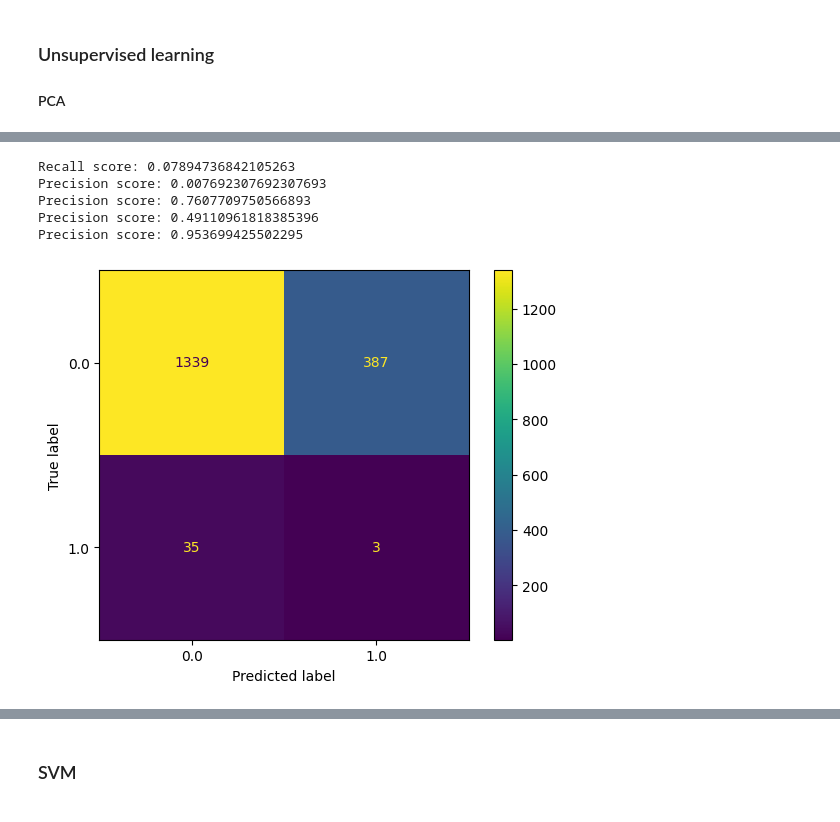
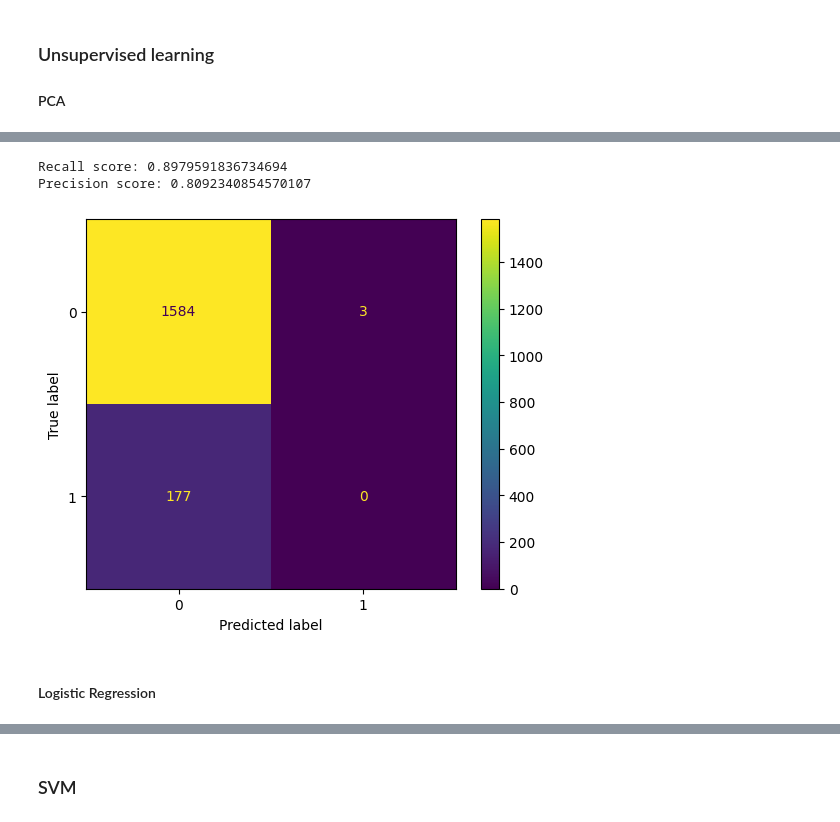
Before and after one commit to Malavita02/TrabalhoSIB, a Jupyter notebook: trabalho_sib.ipynb, the cells around one changed output, grey strips where cells are left out. Saved outputs shown, nothing was run; the diff lists cells and outputs as text; code cells hidden in the pictures.

Commit message:
[add] results

```diff
--- a/trabalho_sib.ipynb
+++ b/trabalho_sib.ipynb
@@ -465,9 +403,9 @@ pheno_test_y = pheno_test_y.map({2: 1, 0: 0, 1: 1})
 # %% [markdown]
 Standardização dos dados de treino
 # %%
-"""from sklearn.preprocessing import StandardScaler
 scaler = StandardScaler()
-readcounts_train_X = scaler.fit_transform(readcounts_train_X)"""
+readcounts_train_X = scaler.fit_transform(readcounts_train_X)
+readcounts_test_X = scaler.transform(readcounts_test_X)
 # %% [markdown]
 Os dados estão desbalanceados por isso aplicamos o SMOTE
 # %%
@@ -610,12 +559,12 @@ readcounts_test = pd.read_csv("test/readcounts_test.csv")
 inds_train = pheno_train.dropna().index
 inds_test = pheno_test.dropna().index
 # data structure organization - train
-pheno_train_y = pheno_train.PrevalentHFAIL[inds_train]
+pheno_train_y = pheno_train_y[inds_train]
 readcounts_train_X = readcounts_train.iloc[:, 1:].T # tranpose dataset for compablility
 readcounts_train_X.columns = list(readcounts_train["Unnamed: 0"]) # renaming columns for acessibility
 readcounts_train_X = readcounts_train_X.iloc[inds_train] # using only rows without nan
 # data structure organization - test
-pheno_test_y = pheno_test.PrevalentHFAIL[inds_test]
+pheno_test_y = pheno_test_y[inds_test]
 readcounts_test_X = readcounts_test.iloc[:, 1:].T # tranpose dataset for compablility
 readcounts_test_X.columns = list(readcounts_test["Unnamed: 0"]) # renaming columns for acessibility
 readcounts_test_X = readcounts_test_X.iloc[inds_test] # using only rows without nan
@@ -667,3 +623,7 @@ Resampled dataset shape Counter({0.0: 3448, 1.0: 3448})
+# %%
+scaler = StandardScaler()
+new_df_train = scaler.fit_transform(new_df_train)
+new_df_test = scaler.transform(new_df_test)
 # %% [markdown]
 ### Unsupervised learning
 #### PCA
@@ -691,0 +649,10 @@ plt.show()
+# %%
+from sklearn.tree import DecisionTreeClassifier
+dt_fusion = DecisionTreeClassifier()
+param_dt = {'criterion': ['gini', 'entropy', 'log_loss'], 'splitter': ['best','random'], 'max_depth':[2,4,6,None], 'min_samples_split' : [1.0,2.0,3.0], 'min_samples_leaf':[0.0,1.0,2.0], 'min_weight_fraction_leaf': [0.0, 0.1,0.2,0.3],
+'max_features': ['auto',None], 'random_state': [0,1,2,3,None], 'max_leaf_nodes': [2,3,4,5,None], 'min_impurity_decrease': [0.0,0.2,0.3], 'class_weight':['balanced', None], 'ccp_alpha': [0.01,0.1,0.001]}
+rand_search = RandomizedSearchCV(dt_fusion, param_distributions=param_dt, n_iter=20, cv = 5, scoring= "recall")
+rand_search =rand_search.fit(new_df_train, pheno_train_y)
+print (rand_search.best_estimator_)
+report(rand_search.cv_results_)
+print(rand_search.score(new_df_test, pheno_test_y))
@@ -692,22 +694,19 @@ plt.show()
 # %%
-logistic = linear_model.LogisticRegression(C=1e5, solver = "liblinear", multi_class = "auto")
-logistic = logistic.fit(new_df_train, pheno_train_y)
-logistic_prev = logistic.predict(new_df_test)
+dt_fusion = rand_search.best_estimator_
+dt_fusion = dt_fusion.fit(new_df_train, pheno_train_y)
+dt_pred_fusion = dt_fusion.predict(new_df_test)
 
-print("Recall score:", recall_score(pheno_test_y, logistic_prev))
-print("Precision score:", precision_score(pheno_test_y, logistic_prev))
-print("Precision score:", precision_score(pheno_test_y, logistic_prev, average = "micro"))
-print("Precision score:", precision_score(pheno_test_y, logistic_prev, average = "macro"))
-print("Precision score:", precision_score(pheno_test_y, logistic_prev, average = "weighted"))
+dt_fusion_recal = recall_score(pheno_test_y, dt_pred_fusion, average= "weighted")
+print("Recall score:", dt_fusion_recal)
+print("Precision score:", precision_score(pheno_test_y, dt_pred_fusion, average= "weighted"))
 
-cm_log = confusion_matrix(pheno_test_y, logistic_prev, labels = logistic.classes_)
-disp_log = ConfusionMatrixDisplay(confusion_matrix=cm_log, display_labels = logistic.classes_)
+cm_log = confusion_matrix(pheno_test_y, dt_pred_fusion, labels = dt_fusion.classes_)
+disp_log = ConfusionMatrixDisplay(confusion_matrix=cm_log, display_labels = dt_fusion.classes_)
 disp_log.plot()
 plt.show()
 # %% [output]
-Recall score: 0.07894736842105263
-Precision score: 0.007692307692307693
-Precision score: 0.7607709750566893
-Precision score: 0.49110961818385396
-Precision score: 0.953699425502295
+Recall score: 0.8979591836734694
+Precision score: 0.8092340854570107
-[figure, old version]
+[figure, new version]
+# %% [markdown]
+#### Logistic Regression
```
Also changed, not shown: parts of 52 cells of this notebook, 1 other file.
